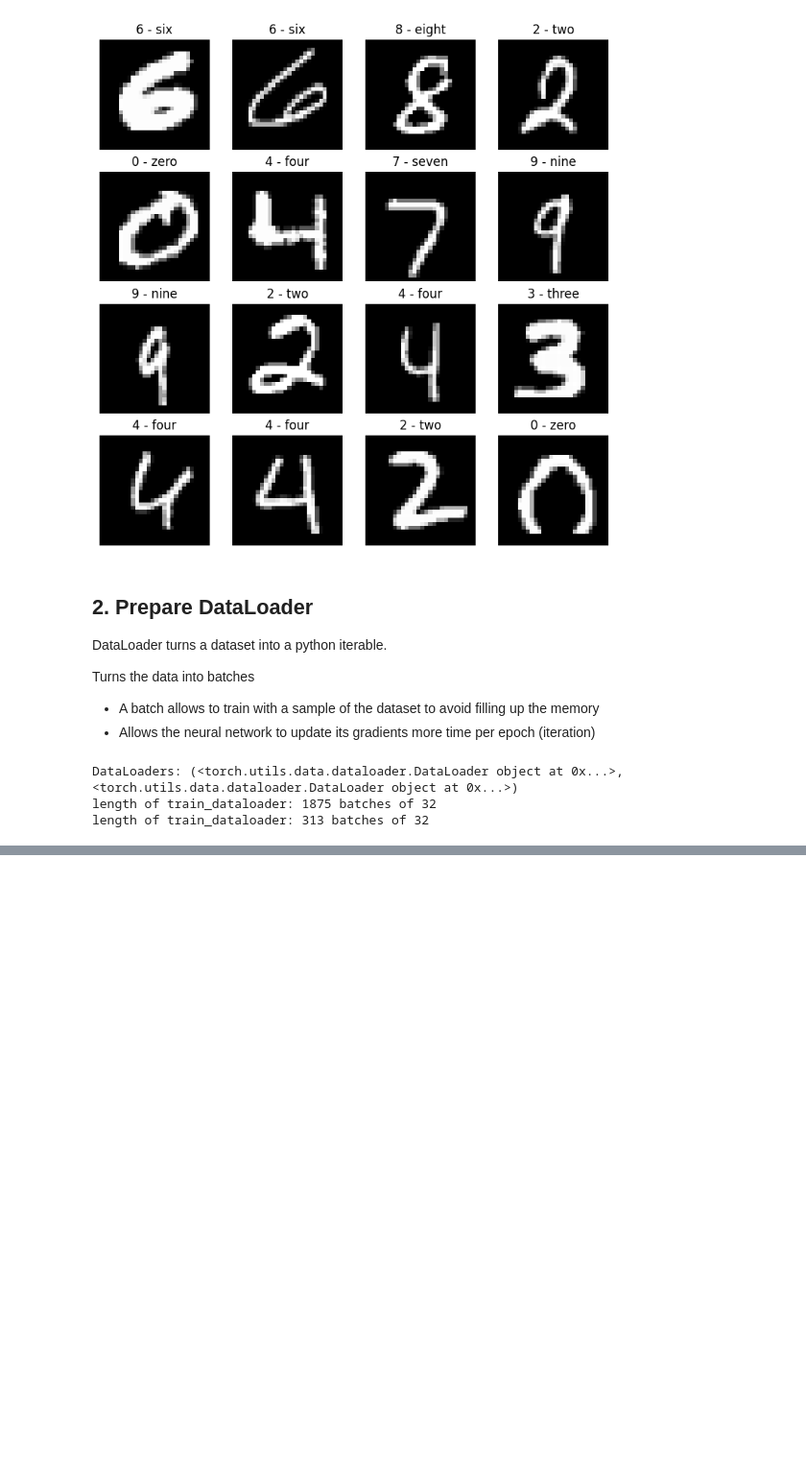
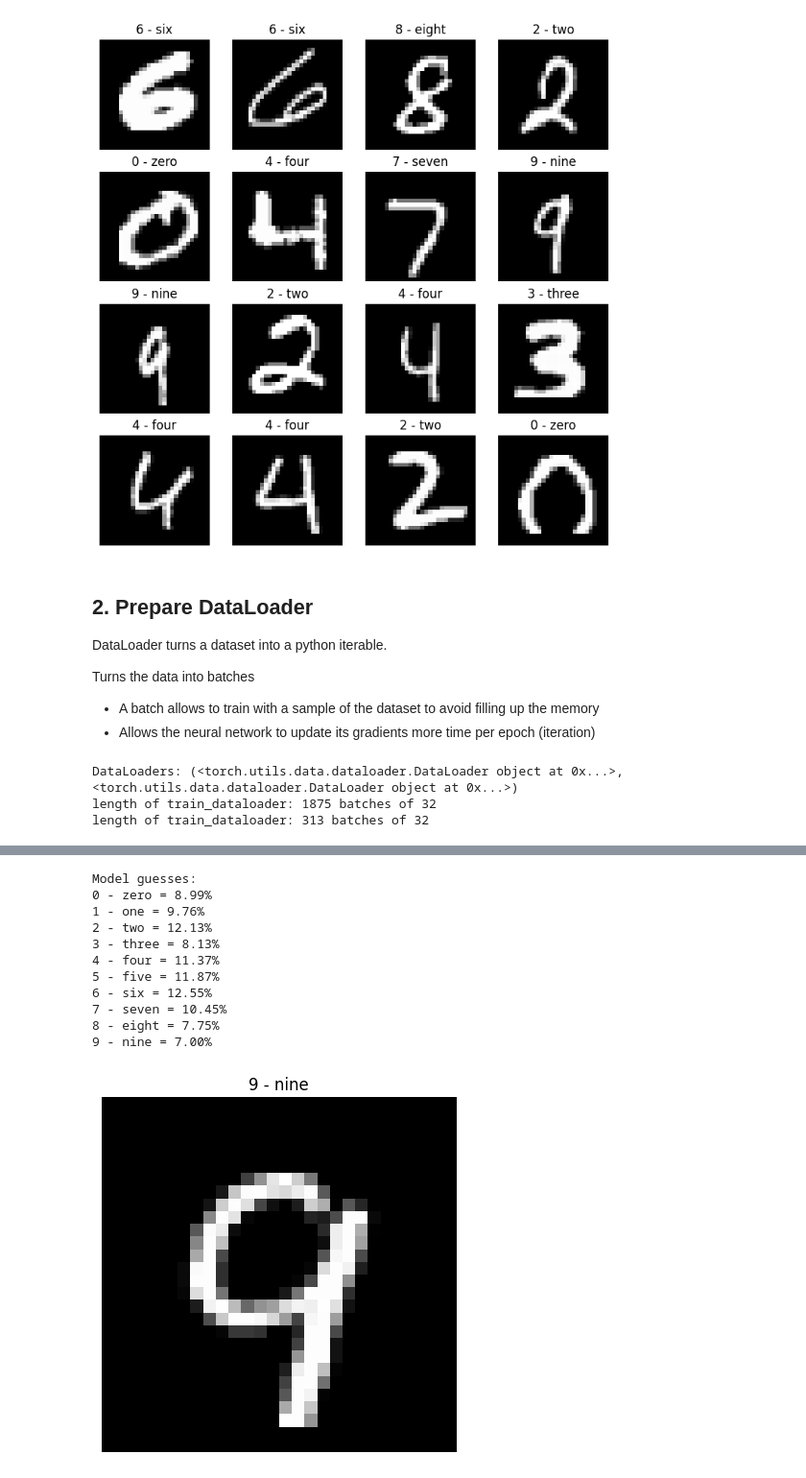
Before and after one commit to shuoscaryo/python_nn, a Jupyter notebook: number_guesser.ipynb, the cells around one changed output, grey strips where cells are left out. Shown: that part at 96% size. Saved outputs shown, nothing was run; the diff lists cells and outputs as text; code cells hidden in the pictures; blank space fills up the shorter version.

```diff
--- a/number_guesser.ipynb
+++ b/number_guesser.ipynb
@@ -185,0 +260,11 @@ length of train_dataloader: 313 batches of 32
+# %%
+torch.manual_seed(42)
+
+# Setup model with input parameters
+
+model_0 = MNISTmodelV0(
+    input_shape = 784,
+    hidden_units = 10, # how many neurons per layer
+    output_shape = len(class_names) # one for every class
+).to("cpu")
+model_0
@@ -185,0 +279,33 @@ length of train_dataloader: 313 batches of 32
+# %%
+# Guess a number
+
+test_features_batch, test_labels_batch = next(iter(test_dataloader))
+
+random_idx = torch.randint(0, len(test_features_batch), size=[1]).item()
+img, label = test_features_batch[random_idx], test_labels_batch[random_idx]
+plt.imshow(img.squeeze(), cmap="gray")
+plt.title(class_names[label])
+plt.axis(False)
+
+img = img.unsqueeze(1)
+result = model_0(img)
+
+softmax = nn.Softmax(dim=1)
+result = (softmax(result) * 100).squeeze()
+
+print("Model guesses:")
+for i in range(0, len(class_names)):
+  print(f"{class_names[i]} = {result[i].item():.2f}%")
+# %% [output]
+Model guesses:
+0 - zero = 8.99%
+1 - one = 9.76%
+2 - two = 12.13%
+3 - three = 8.13%
+4 - four = 11.37%
+5 - five = 11.87%
+6 - six = 12.55%
+7 - seven = 10.45%
+8 - eight = 7.75%
+9 - nine = 7.00%
+[figure, added]
```
Also changed, not shown: parts of 33 cells of this notebook.
